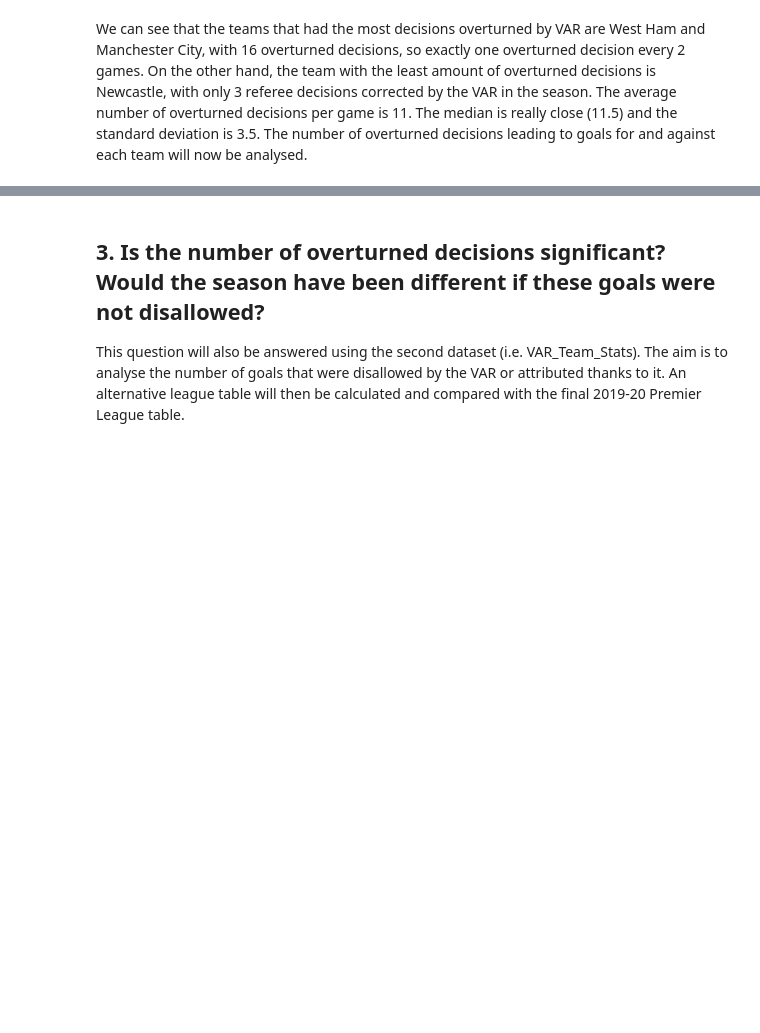
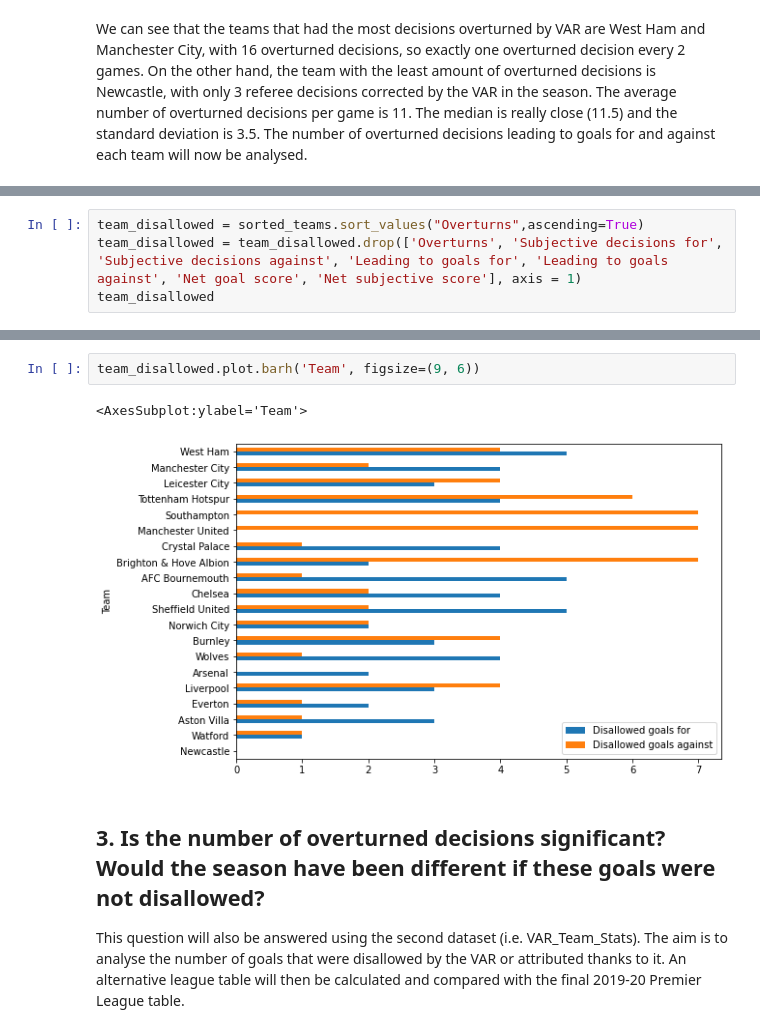
Before and after one commit to julelia/DataMadness, a Jupyter notebook: Data Madness.ipynb, the cells around one changed output, grey strips where cells are left out. Drawn from its saved outputs; the diff is of its cells as text; blank space fills up the shorter version.

```diff
--- a/Data Madness.ipynb
+++ b/Data Madness.ipynb
@@ -284,0 +341,4 @@ The number of overturned decisions leading to goals for and against each team wi
+# %%
+team_disallowed = sorted_teams.sort_values("Overturns",ascending=True)
+team_disallowed = team_disallowed.drop(['Overturns', 'Subjective decisions for', 'Subjective decisions against', 'Leading to goals for', 'Leading to goals against', 'Net goal score', 'Net subjective score'], axis = 1)
+team_disallowed
@@ -285,3 +363,8 @@ The number of overturned decisions leading to goals for and against each team wi
+# %%
+team_disallowed.plot.barh('Team', figsize=(9, 6))
+# %% [output]
+<AxesSubplot:ylabel='Team'>
+[figure, added]
 # %% [markdown]
 ## 3. Is the number of overturned decisions significant? Would the season have been different if these goals were not disallowed?
 
```
Also changed, not shown: parts of 11 cells of this notebook.
